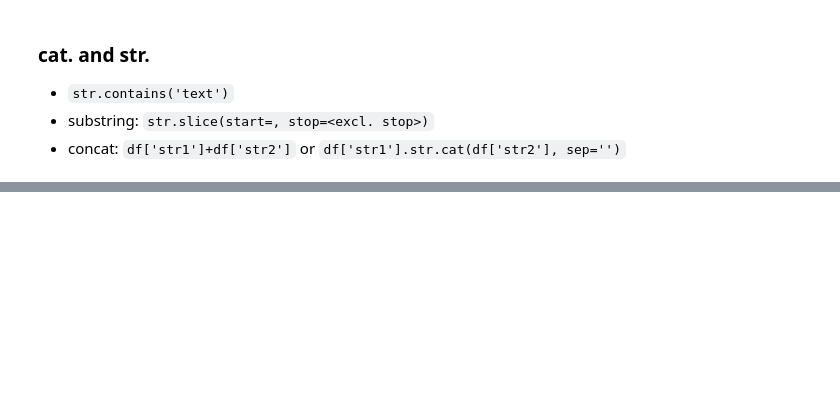
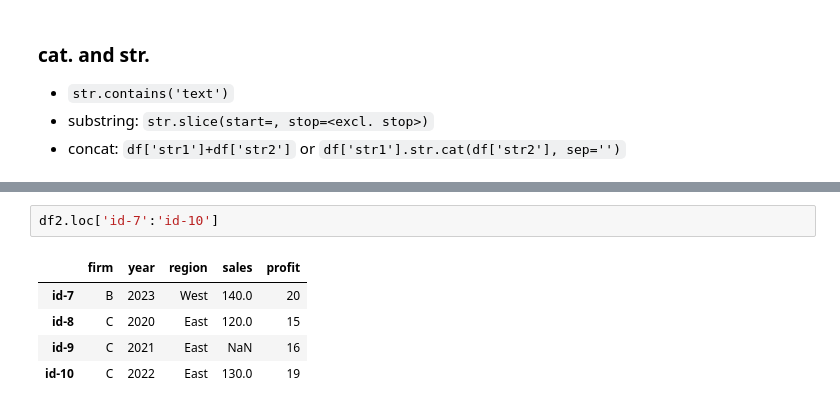
Before and after one commit to jeremyxtmeng/learning-pandas-plotting, a Jupyter notebook: learning_7_summary.ipynb, the cells around one changed output, grey strips where cells are left out. Drawn from its saved outputs; the diff is of its cells as text; blank space fills up the shorter version.

```diff
--- a/learning_7_summary.ipynb
+++ b/learning_7_summary.ipynb
@@ -327,0 +570,8 @@ df1
+# %%
+df2.loc['id-7':'id-10']
+# %% [output]
+|  | firm | year | region | sales | profit |
+| id-7 | B | 2023 | West | 140.0 | 20 |
+| id-8 | C | 2020 | East | 120.0 | 15 |
+| id-9 | C | 2021 | East | NaN | 16 |
+| id-10 | C | 2022 | East | 130.0 | 19 |
```
Also changed, not shown: parts of 32 cells of this notebook, 1 other file.
